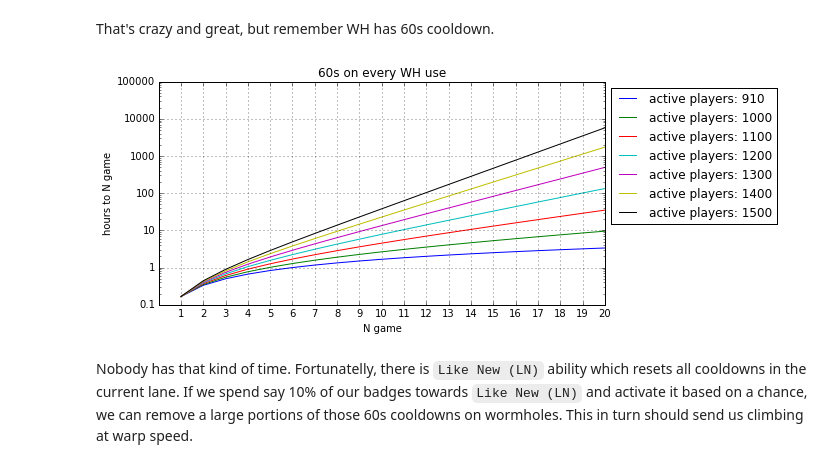
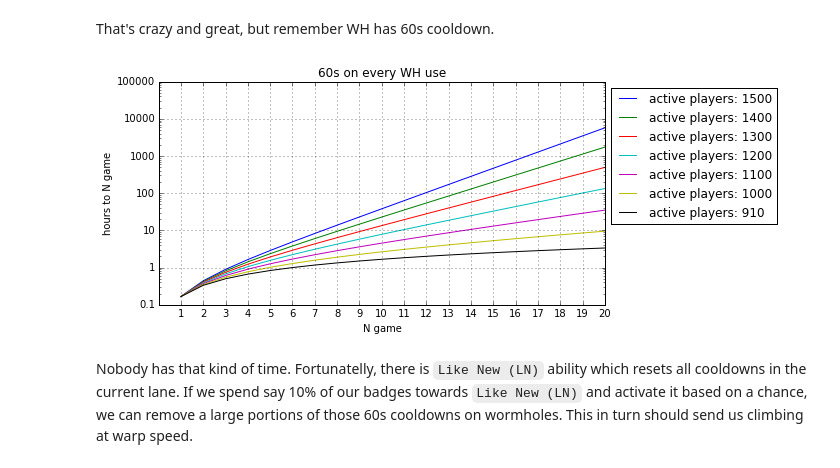
Before and after one commit to SteamGame/steamSummerMinigame, a Jupyter notebook: Analysis of WH spam strategy.ipynb, the cells around one changed output. Drawn from its saved outputs; the diff is of its cells as text; code cells hidden in the pictures.

```diff
--- a/Analysis of WH spam strategy.ipynb
+++ b/Analysis of WH spam strategy.ipynb
@@ -94,25 +94,25 @@ That's crazy and great, but remember WH has 60s cooldown.
 # %%
 plt.figure(figsize=(8,4), dpi=72, facecolor='w')
 
-for n_active in [910] + range(1000,1600,100):
+for n_active in reversed([910] + range(1000,1600,100)):
     y = map(lambda i: (calc(n_active, i)) / 60, x)
     total = sum(y)
     for i, n in reversed(list(enumerate(y))):
         total, y[i] = total - y[i], total
 
     plt.plot(x, y, label='active players: %d' % n_active)
 
 plt.title("60s on every WH use")
 plt.ylabel('hours to N game')
 plt.yscale('log')
 plt.yticks(map(lambda x: 10**x, range(-1,6)), map(lambda x: 10**x, range(-1,6)))
 plt.xlabel("N game")
 plt.xticks(x)
 plt.legend(bbox_to_anchor=(1, 1), loc=2)
 plt.grid(True)
 plt.show()
 # %% [output]
-[figure, old version]
+[figure, new version]
 # %% [markdown]
 Nobody has that kind of time. Fortunatelly, there is `Like New (LN)` ability which resets all cooldowns in the current lane. If we spend say 10% of our badges towards `Like New (LN)` and activate it based on a chance, we can remove a large portions of those 60s cooldowns on wormholes. This in turn should send us climbing at warp speed.
 # %%
```
Also changed, not shown: parts of 2 cells of this notebook.
